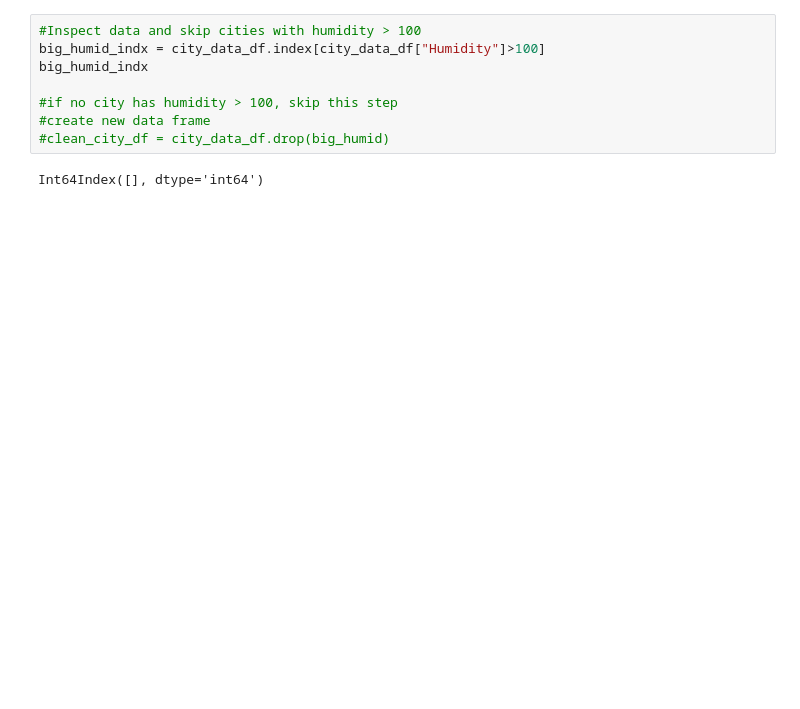
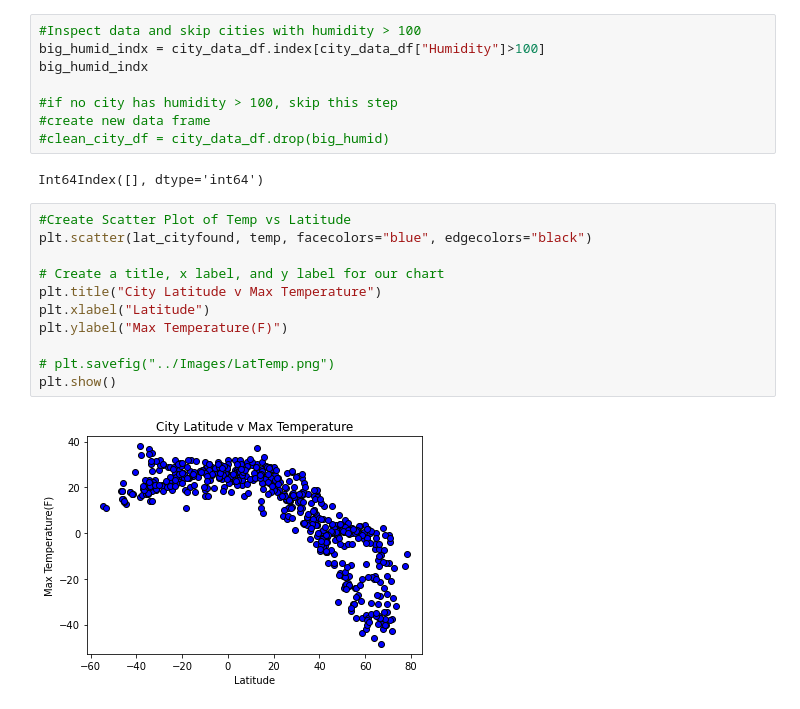
Before and after one commit to erinmann12/python-api-challenge, a Jupyter notebook: WeatherPy/WeatherPy.ipynb, the cells around one changed output. Drawn from its saved outputs; the diff is of its cells as text; blank space fills up the shorter version.

```diff
--- a/WeatherPy/WeatherPy.ipynb
+++ b/WeatherPy/WeatherPy.ipynb
@@ -177,3 +188,16 @@ big_humid_indx
 #clean_city_df = city_data_df.drop(big_humid)
 # %% [output]
 Int64Index([], dtype='int64')
+# %%
+#Create Scatter Plot of Temp vs Latitude
+plt.scatter(lat_cityfound, temp, facecolors="blue", edgecolors="black")
+
+# Create a title, x label, and y label for our chart
+plt.title("City Latitude v Max Temperature")
+plt.xlabel("Latitude")
+plt.ylabel("Max Temperature(F)")
+
+# plt.savefig("../Images/LatTemp.png")
+plt.show()
+# %% [output]
+[figure, added]
```
Also changed, not shown: parts of 18 cells of this notebook.
